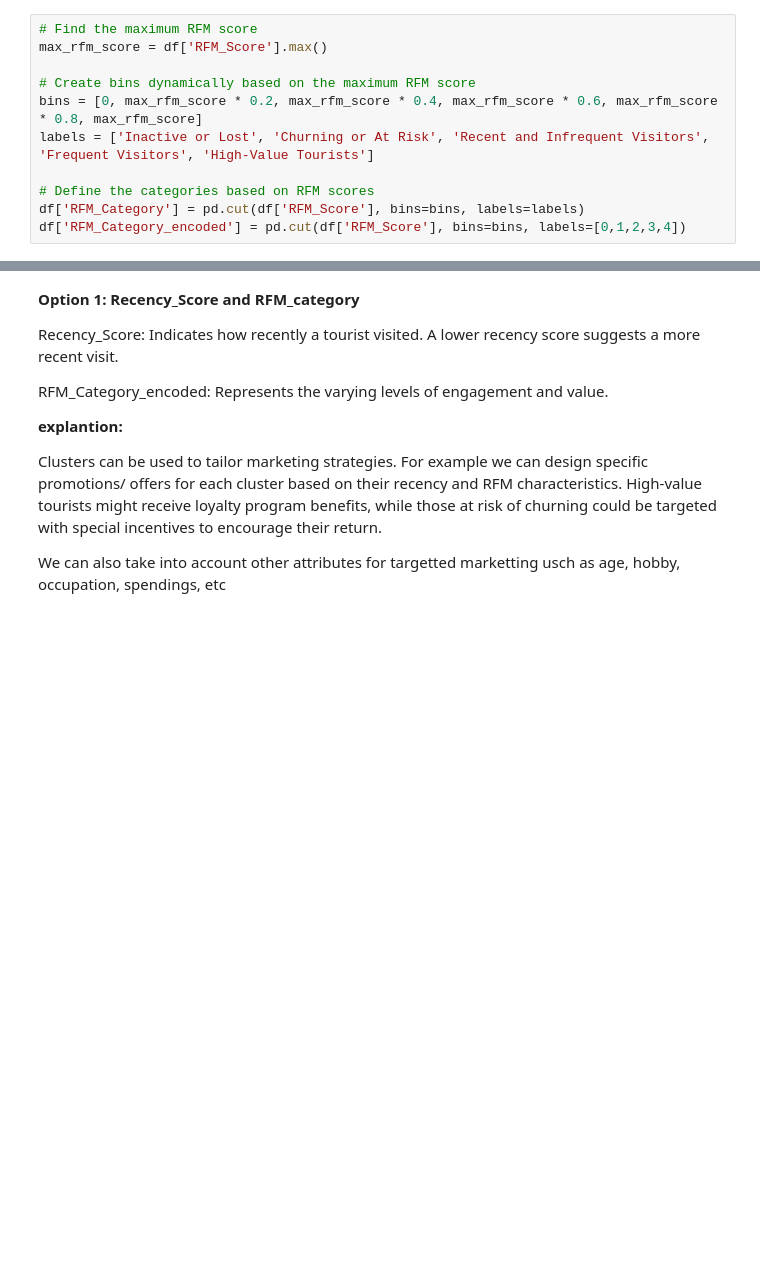
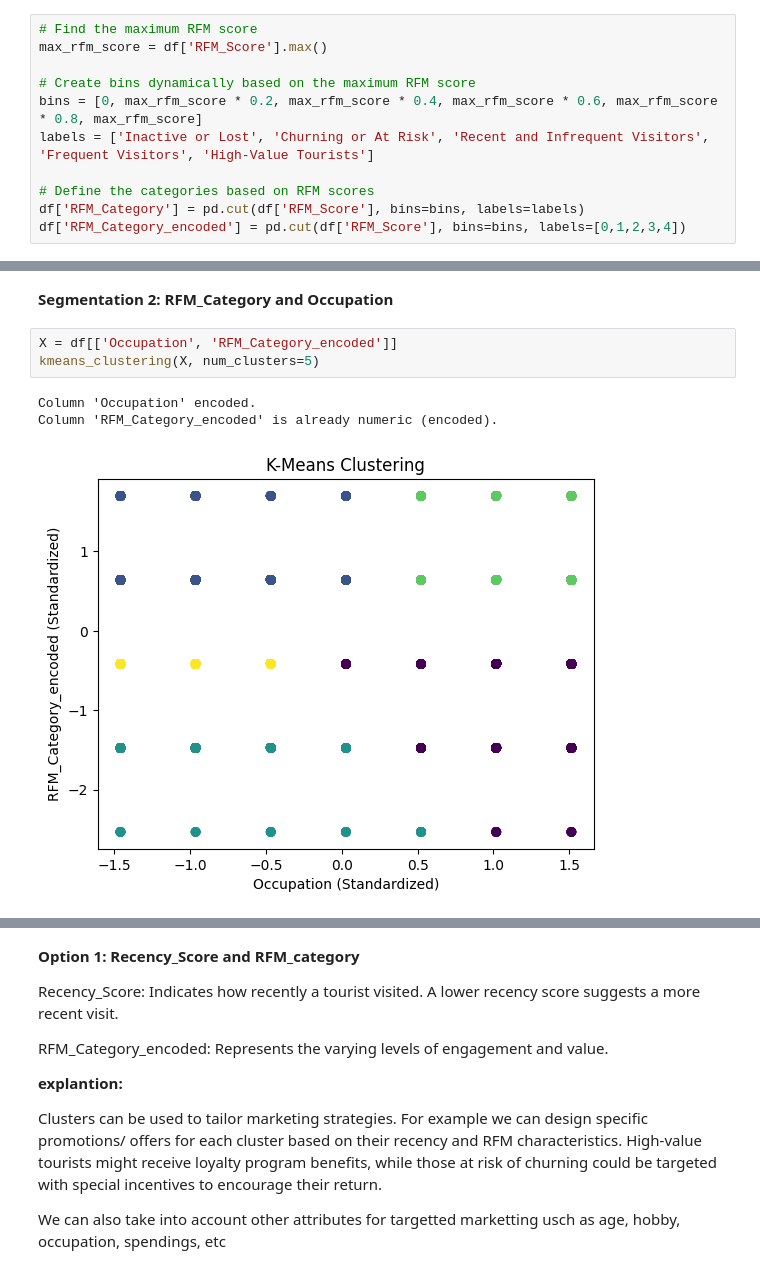
Before and after one commit to NajlaZuhir/CRM_Data, a Jupyter notebook: AI_profiling.ipynb, the cells around one changed output, grey strips where cells are left out. Cells and saved outputs as stored; diff of their text form; blank space fills up the shorter version.

```diff
--- a/AI_profiling.ipynb
+++ b/AI_profiling.ipynb
@@ -193,0 +249,9 @@ def cluster_and_plot(data, num_clusters):
+# %% [markdown]
+**Segmentation 2: RFM_Category and Occupation**
+# %%
+X = df[['Occupation', 'RFM_Category_encoded']]
+kmeans_clustering(X, num_clusters=5)
+# %% [output]
+Column 'Occupation' encoded.
+Column 'RFM_Category_encoded' is already numeric (encoded).
+[figure, added]
```
Also changed, not shown: parts of 40 cells of this notebook.
